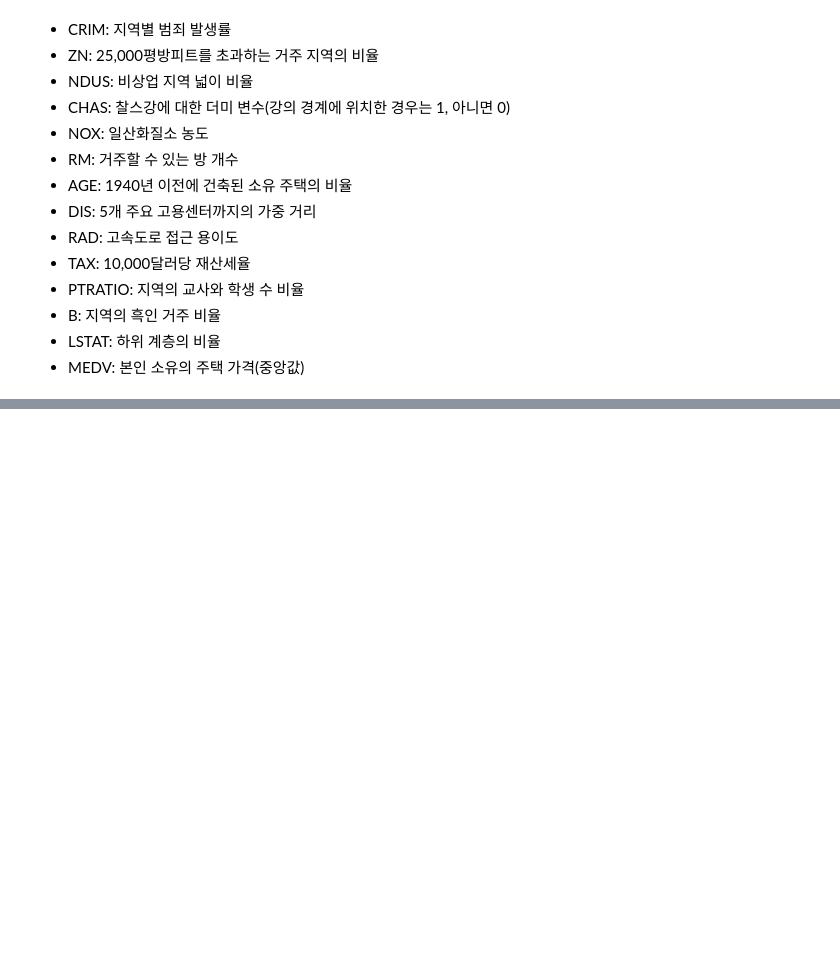
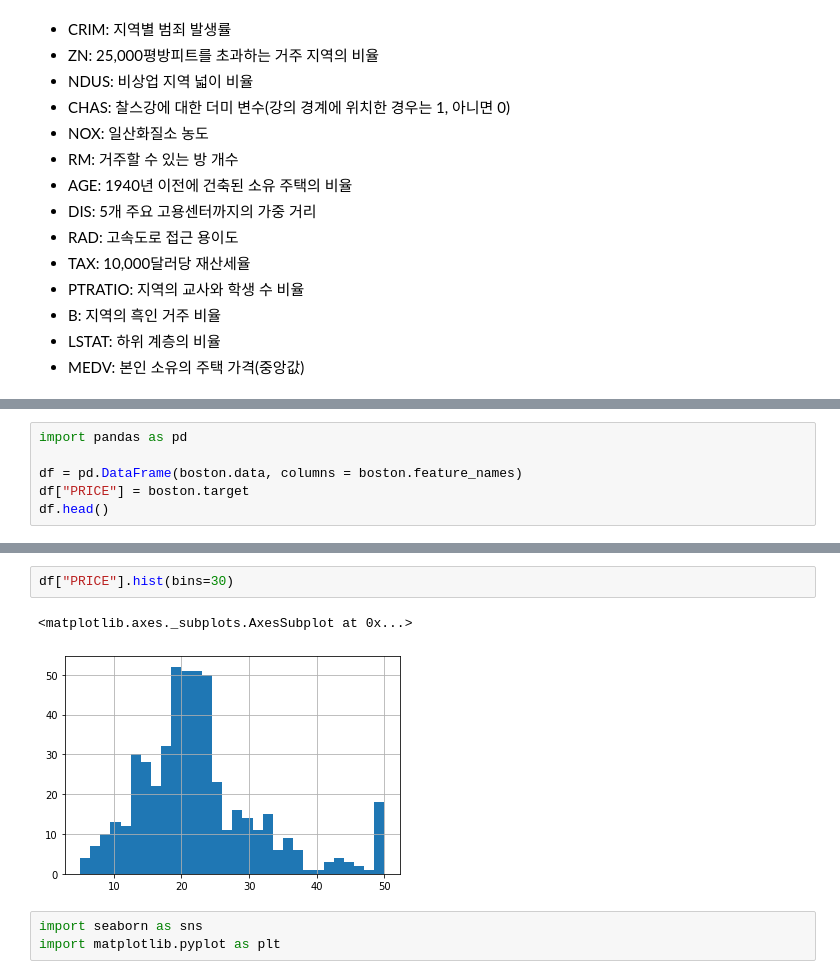
Before and after one commit to xilverh0ya/MyStudy, a Jupyter notebook: 04_ML_DL/Machine_Learning_Boston_Housing.ipynb, the cells around one changed output, grey strips where cells are left out. Drawn from its saved outputs; the diff is of its cells as text; blank space fills up the shorter version.

```diff
--- a/04_ML_DL/Machine_Learning_Boston_Housing.ipynb
+++ b/04_ML_DL/Machine_Learning_Boston_Housing.ipynb
@@ -39,0 +46,6 @@ boston = load_boston()
+# %%
+import pandas as pd
+
+df = pd.DataFrame(boston.data, columns = boston.feature_names)
+df["PRICE"] = boston.target
+df.head()
@@ -39,0 +91,8 @@ boston = load_boston()
+# %%
+df["PRICE"].hist(bins=30)
+# %% [output]
+<matplotlib.axes._subplots.AxesSubplot at 0x...>
+[figure, added]
+# %%
+import seaborn as sns
+import matplotlib.pyplot as plt
```
Also changed, not shown: parts of 17 cells of this notebook, 16 other files.
